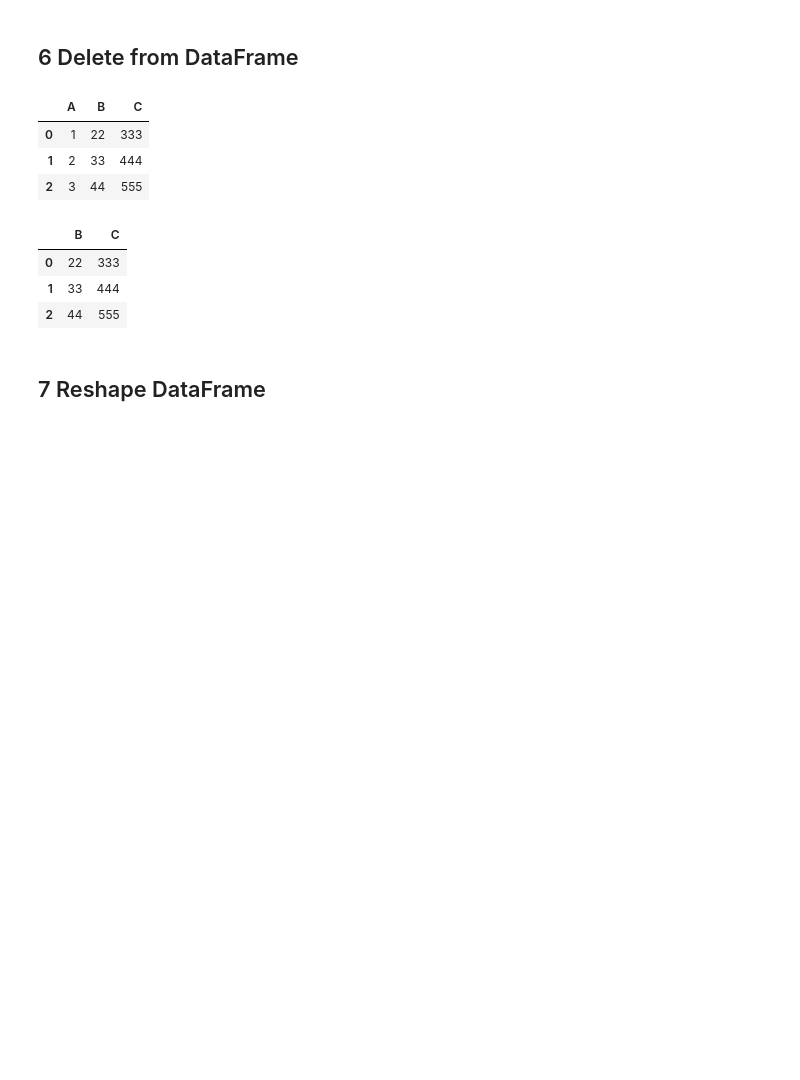
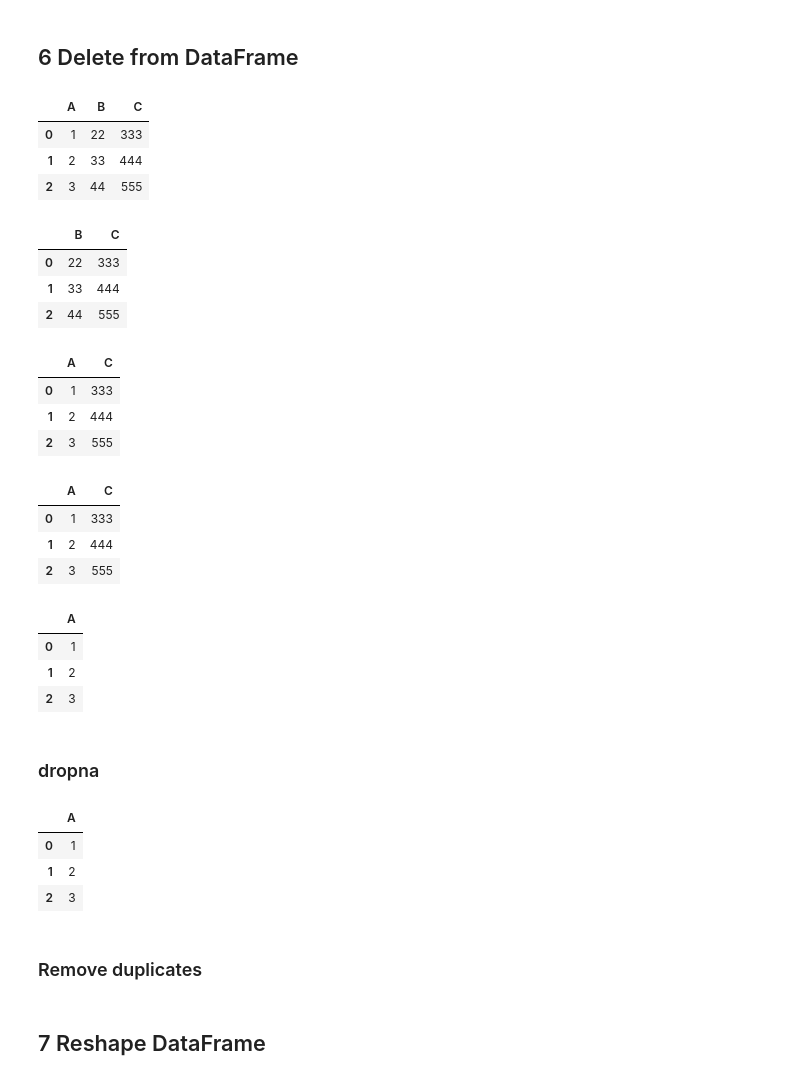
Before and after one commit to MarkHallett/-CoLab, a Jupyter notebook: Pandas.ipynb, the cells around one changed output. Drawn from its saved outputs; the diff is of its cells as text; code cells hidden in the pictures; blank space fills up the shorter version.

```diff
--- a/Pandas.ipynb
+++ b/Pandas.ipynb
@@ -386,10 +439,36 @@ df
 | 0 | 1 | 22 | 333 |
 | 1 | 2 | 33 | 444 |
 | 2 | 3 | 44 | 555 |
+# %%
+# drop returns a new df with modified data, or can do an inplace drop
+df.drop(['A'], axis=1 )
+# %% [output]
+|  | B | C |
+| 0 | 22 | 333 |
+| 1 | 33 | 444 |
+| 2 | 44 | 555 |
+# %%
+del df['B'] # del does an inplace drop
+df
+# %% [output]
+|  | A | C |
+| 0 | 1 | 333 |
+| 1 | 2 | 444 |
+| 2 | 3 | 555 |
+# %%
+df
+# %% [output]
+|  | A | C |
+| 0 | 1 | 333 |
+| 1 | 2 | 444 |
+| 2 | 3 | 555 |
 # %%
-df.drop(['A'], axis=1 )
+df.drop('C',axis='columns', inplace=True)
+df
 # %% [output]
-|  | B | C |
-| 0 | 22 | 333 |
-| 1 | 33 | 444 |
-| 2 | 44 | 555 |
+|  | A |
+| 0 | 1 |
+| 1 | 2 |
+| 2 | 3 |
+# %% [markdown]
+### dropna
@@ -396,2 +480,13 @@ df.drop(['A'], axis=1 )
+# %%
+# how
+df.dropna(how='all') # any value is NaN
+df.dropna(how='any') # all values are NaN
+# %% [output]
+|  | A |
+| 0 | 1 |
+| 1 | 2 |
+| 2 | 3 |
+# %% [markdown]
+### Remove duplicates
 # %% [markdown]
 ## 7 Reshape DataFrame
```
Also changed, not shown: parts of 44 cells of this notebook.
